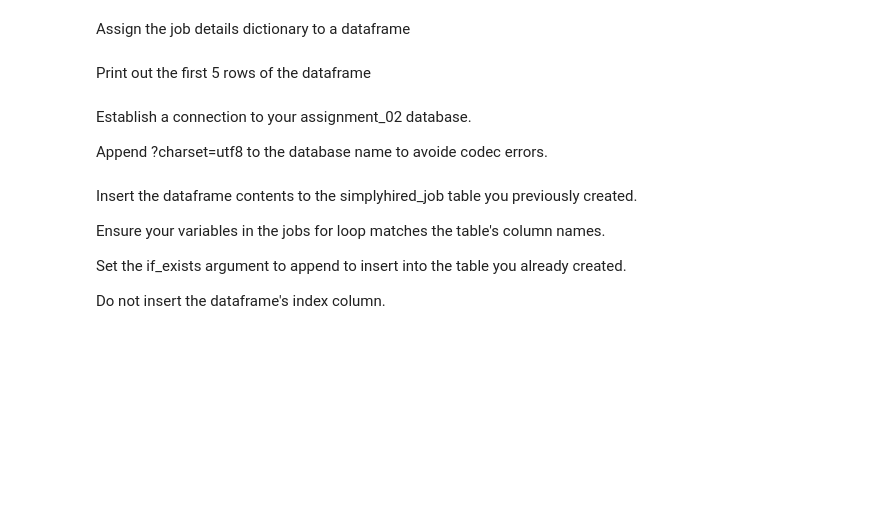
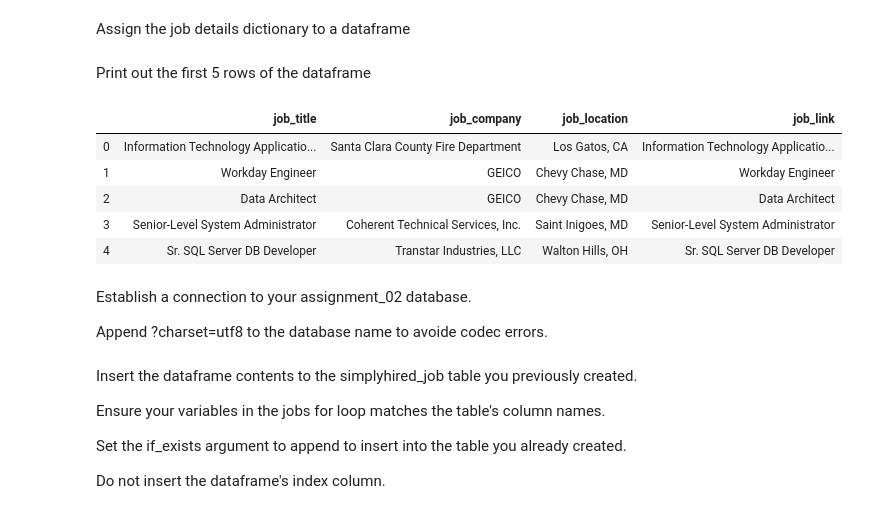
Before and after one commit to Icetalon21/SQL_Business_Apps, a Jupyter notebook: assignment2/SimplyHired Web Scraping Template.ipynb, the cells around one changed output. Saved outputs shown, nothing was run; the diff lists cells and outputs as text; code cells hidden in the pictures; blank space fills up the shorter version.

```diff
--- a/assignment2/SimplyHired Web Scraping Template.ipynb
+++ b/assignment2/SimplyHired Web Scraping Template.ipynb
@@ -13,6 +14,6 @@ import requests
 # %% [markdown]
 Set a variable to store the web page URL
 # %%
-url = 'https://www.simplyhired.com'
+url = 'https://www.simplyhired.com/search'
 # %% [markdown]
 Set a dict of parameters to pass to the URL
@@ -71,3 +70,5 @@ jobs = soup.find_all('div', attrs={'class':'HomepageSerp-content'})
+# %%
+jobs = soup.find('main', attrs={'id':'job-list'})
 # %% [markdown]
 Print out the variable containing the list of jobs
 # %%
@@ -84,13 +85,30 @@ print(jobs)
     - Print out the variable value
     - To delimit each article, print out a line of repeating non-alphanumeric characters of your choice
 # %%
+job_details = {
+    'job_title':[],
+    'job_company':[],
+    'job_location':[],
+    'job_link':[]
+}
 for job in jobs:
     print(job)
 
-    job_title = job.find('div', attrs={'class':'jobposting-title-container'})
+    job_title = job.find('h2', attrs={'class':'jobposting-title'}).text
+    job_details['job_title'].append(job_title)
     print('Job Title:', job_title)
 
-    job_link = job.findAll('a', attrs={'rel':'nofollow'})
+    job_company = job.find('span', attrs={'class':'jobposting-company'}).text
+    job_details['job_company'].append(job_company)
+    print('Job Company:', job_company)
+
+    job_location = job.find('span', attrs={'class':'jobposting-location'}).text
+    job_details['job_location'].append(job_location)
+    print('Job Location:', job_location)
+
+    job_link = job.find('a', attrs={'rel':'nofollow','class':'card-link'}).text
+    job_details['job_link'].append(job_link)
     print('Job Link:', job_link)
+
     print('*** *** *** *** *** ***')
 # %% [output]
@@ -103,7 +138,19 @@ Print out the contents of the job details dictionary
 # %% [markdown]
 Assign the job details dictionary to a dataframe
+# %%
+df=pd.DataFrame(job_details)
+df.to_csv('job_details.csv', index = False)
 # %% [markdown]
 Print out the first 5 rows of the dataframe
+# %%
+df.head(5)
+# %% [output]
+|  | job_title | job_company | job_location | job_link |
+| 0 | Information Technology Applicatio... | Santa Clara County Fire Department | Los Gatos, CA | Information Technology Applicatio... |
+| 1 | Workday Engineer | GEICO | Chevy Chase, MD | Workday Engineer |
+| 2 | Data Architect | GEICO | Chevy Chase, MD | Data Architect |
+| 3 | Senior-Level System Administrator | Coherent Technical Services, Inc. | Saint Inigoes, MD | Senior-Level System Administrator |
+| 4 | Sr. SQL Server DB Developer | Transtar Industries, LLC | Walton Hills, OH | Sr. SQL Server DB Developer |
 # %% [markdown]
 Establish a connection to your assignment_02 database.
 
```
Also changed, not shown: parts of 13 cells of this notebook.
